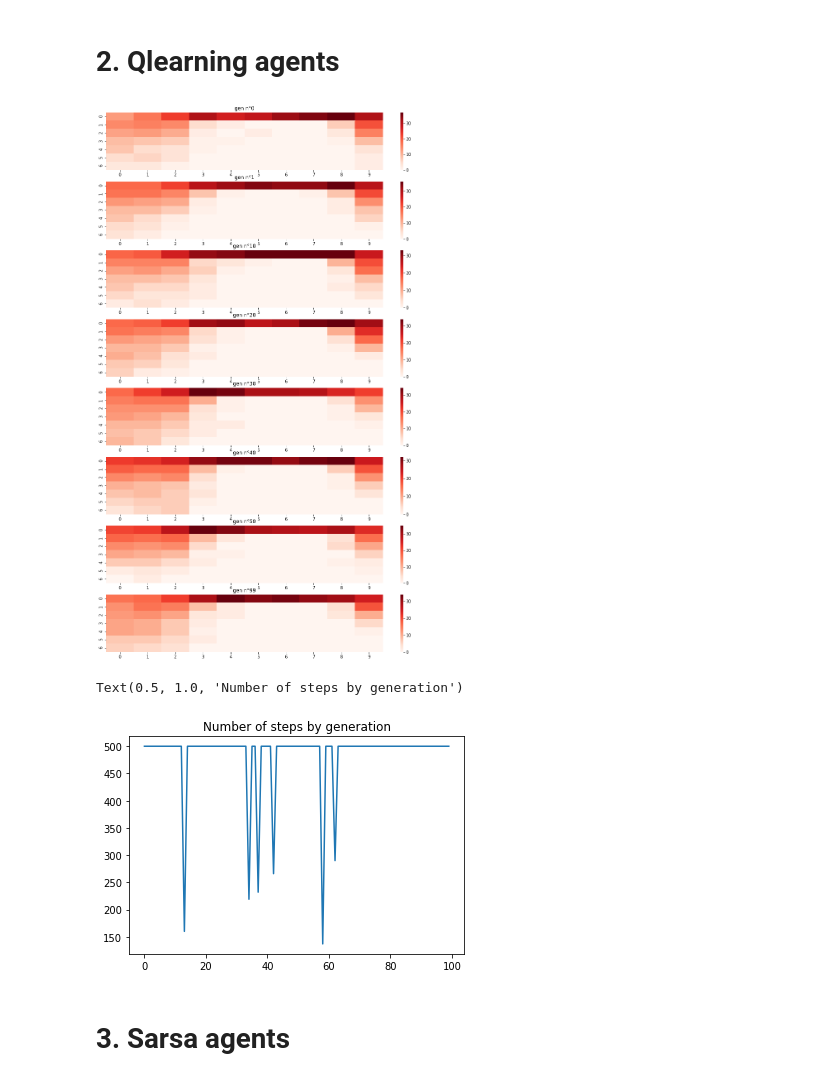
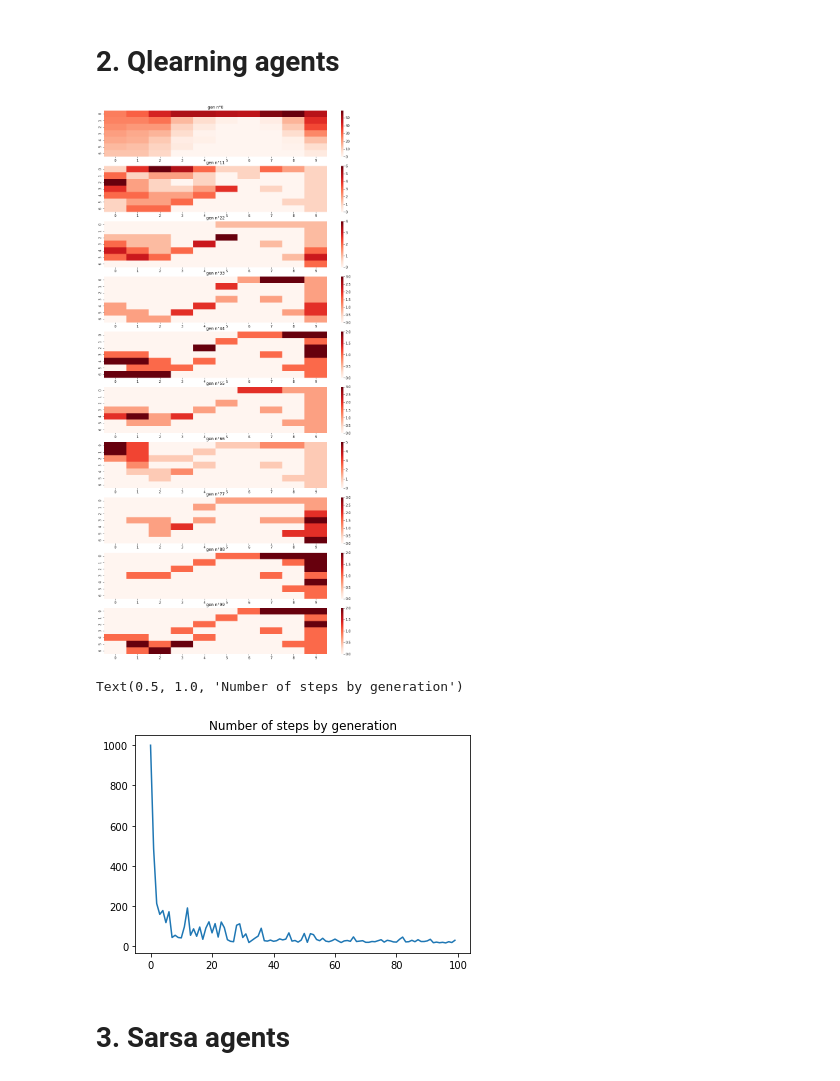
Before and after one commit to klegoff/windEnv, a Jupyter notebook: wind_notebook.ipynb, the cells around one changed output. Drawn from its saved outputs; the diff is of its cells as text; code cells hidden in the pictures.

Commit message:
Add automated selection of generations to show and clean the training cells

```diff
--- a/wind_notebook.ipynb
+++ b/wind_notebook.ipynb
@@ -65,7 +65,9 @@ gamma = 0.9
 alpha = 0.5
 
 N_gen = 100
-max_step = 500
+max_step = 1000
+
+N_to_show = 10 #number of gens we want to show on the plots
 # %% [markdown]
 # 2. Qlearning agents
 # %%
@@ -77,13 +79,11 @@ states_historic=[]
 step_historic = []
 for n in range(N_gen):
     agent = qlearning_agent(epsilon, env,gamma,alpha,q) # after the first iteration, q will be already created (!=None)
-    if True:
-    #if n in [k*10 for k in range(N_gen//10)]:
-        states, step = train_agent(agent,max_step, env,get_historic=True)
-        states_historic.append(states)
-        step_historic.append(step)
-    else:
-        train_agent(agent,max_step, env)
+
+    #training, and keep history of the training
+    states, step = train_agent(agent,max_step, env,get_historic=True)
+    states_historic.append(states)
+    step_historic.append(step)
 
     q = copy.deepcopy(agent.q)
     q_list.append(q)
@@ -91,26 +91,27 @@ for n in range(N_gen):
     #agent.show(env)
 # %%
 # Here we vizualize which location are visited by the chosen individuals
-gen_to_show =[0,1,10,20,30,40,50,99]
+gen_to_show = [int(elem) for elem in np.linspace(0,N_gen-1,N_to_show)]
 red_states_historic = [states_historic[i] for i in gen_to_show]
+
 fig, axes = plt.subplots(len(red_states_historic),figsize=(15,15*len(red_states_historic)//5))
 
 for i in range(len(gen_to_show)):
     axes[i] = vizualize_moves(red_states_historic[i],axes[i])
     axes[i].set_title("gen n°" + str(gen_to_show[i]))
 
 #we can see that the optimal path is explored more deeply when the generation increase
 #last generation of agent has the optimal policy
 # %% [output]
-[figure, old version]
+[figure, new version]
 # %%
 #Show the evolution of the number of steps made by the agent of each generation
-sns.lineplot(list(range(100)), step_historic).set_title("Number of steps by generation")
+sns.lineplot(list(range(N_gen)), step_historic).set_title("Number of steps by generation")
 
 #After 40th generation, we get agents that are capable of exploring without loosing themselves
 # %% [output]
 Text(0.5, 1.0, 'Number of steps by generation')
-[figure, old version]
+[figure, new version]
 # %% [markdown]
 # 3. Sarsa agents
 # %%
```
Also changed, not shown: parts of 4 cells of this notebook.
